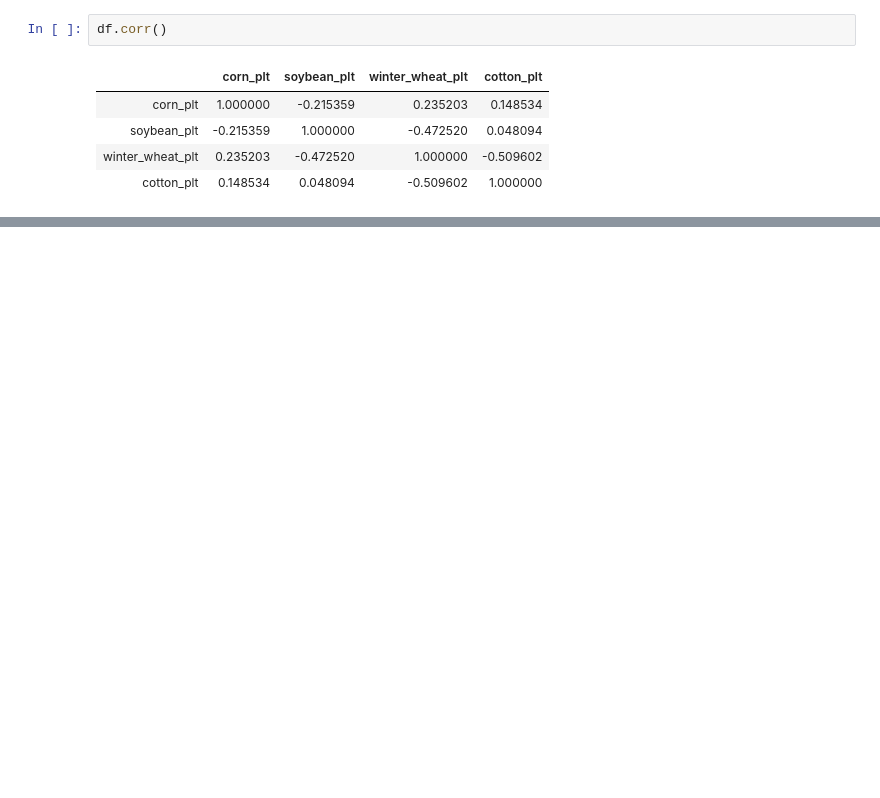
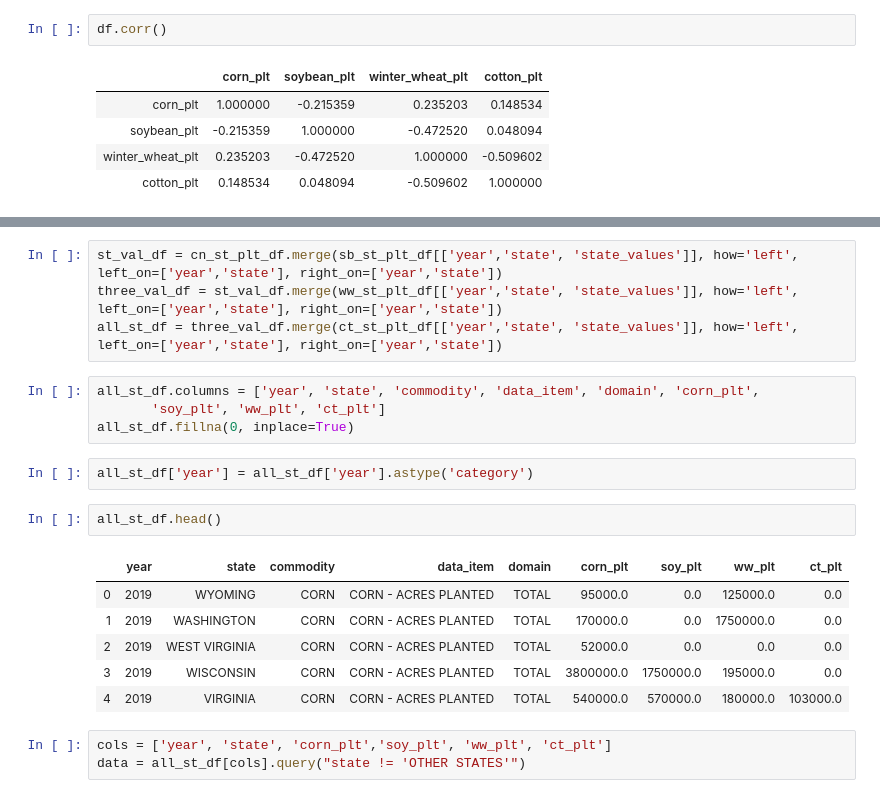
Before and after one commit to nomadtomas/State_Of_Agriculture, a Jupyter notebook: commodity_eda.ipynb, the cells around one changed output, grey strips where cells are left out. Cells and saved outputs as stored; diff of their text form; blank space fills up the shorter version.

```diff
--- a/commodity_eda.ipynb
+++ b/commodity_eda.ipynb
@@ -244,0 +210,22 @@ Name: ct_plt_ac, Length: 161, dtype: float64
+# %%
+st_val_df = cn_st_plt_df.merge(sb_st_plt_df[['year','state', 'state_values']], how='left', left_on=['year','state'], right_on=['year','state'])
+three_val_df = st_val_df.merge(ww_st_plt_df[['year','state', 'state_values']], how='left', left_on=['year','state'], right_on=['year','state'])
+all_st_df = three_val_df.merge(ct_st_plt_df[['year','state', 'state_values']], how='left', left_on=['year','state'], right_on=['year','state'])
+# %%
+all_st_df.columns = ['year', 'state', 'commodity', 'data_item', 'domain', 'corn_plt',
+       'soy_plt', 'ww_plt', 'ct_plt']
+all_st_df.fillna(0, inplace=True)
+# %%
+all_st_df['year'] = all_st_df['year'].astype('category')
+# %%
+all_st_df.head()
+# %% [output]
+|  | year | state | commodity | data_item | domain | corn_plt | soy_plt | ww_plt | ct_plt |
+| 0 | 2019 | WYOMING | CORN | CORN - ACRES PLANTED | TOTAL | 95000.0 | 0.0 | 125000.0 | 0.0 |
+| 1 | 2019 | WASHINGTON | CORN | CORN - ACRES PLANTED | TOTAL | 170000.0 | 0.0 | 1750000.0 | 0.0 |
+| 2 | 2019 | WEST VIRGINIA | CORN | CORN - ACRES PLANTED | TOTAL | 52000.0 | 0.0 | 0.0 | 0.0 |
+| 3 | 2019 | WISCONSIN | CORN | CORN - ACRES PLANTED | TOTAL | 3800000.0 | 1750000.0 | 195000.0 | 0.0 |
+| 4 | 2019 | VIRGINIA | CORN | CORN - ACRES PLANTED | TOTAL | 540000.0 | 570000.0 | 180000.0 | 103000.0 |
+# %%
+cols = ['year', 'state', 'corn_plt','soy_plt', 'ww_plt', 'ct_plt']
+data = all_st_df[cols].query("state != 'OTHER STATES'")
```
Also changed, not shown: parts of 40 cells of this notebook.
